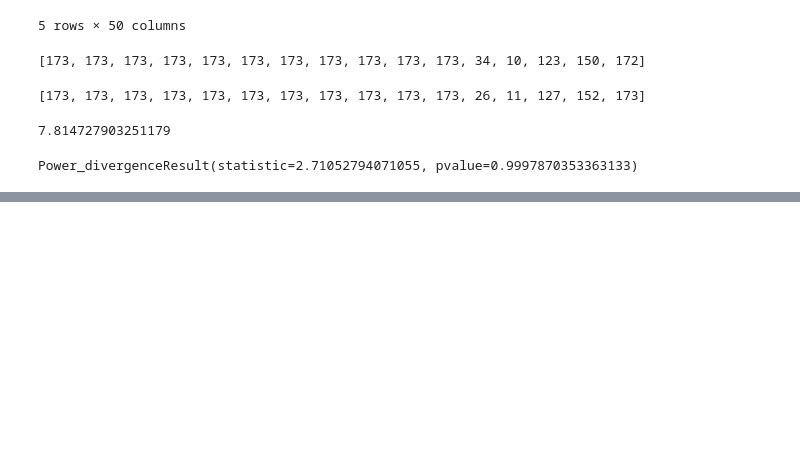
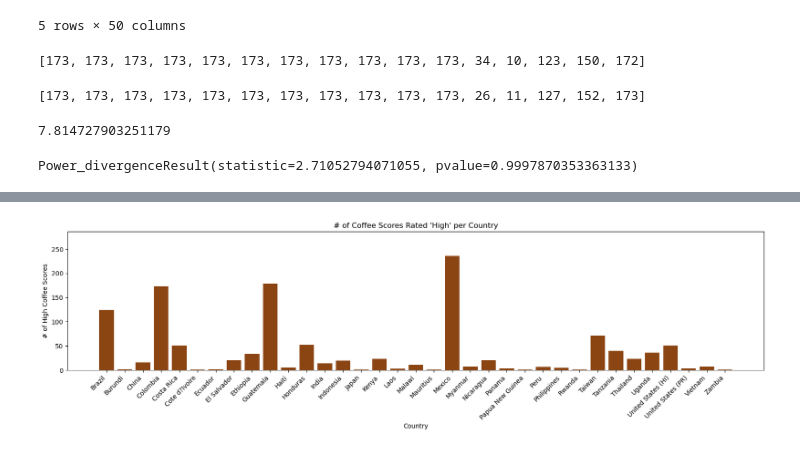
Before and after one commit to aarononward/coffee-project, a Jupyter notebook: Coffee/Coffee_Data_Analyses.ipynb, the cells around one changed output, grey strips where cells are left out. Drawn from its saved outputs; the diff is of its cells as text; code cells hidden in the pictures; blank space fills up the shorter version.

Commit message:
removing unnecessary imports and adding code for map and country graph

```diff
--- a/Coffee/Coffee_Data_Analyses.ipynb
+++ b/Coffee/Coffee_Data_Analyses.ipynb
@@ -399,2 +411,33 @@ color_coffee_map(countries)
+# %%
+#sets country names as values for x axis
+x_values = country_counts["Country_of_Origin"]
+
+#sets high score count as values for y axis
+y_values = country_counts["count"]
+
+#sets tick locations for x axis
+tick_locations = [value for value in x_values]
+
+#sets figure size
+plt.figure(figsize=(20,4))
+
+#creates bar chart
+plt.bar(x_values, y_values, color ='saddlebrown', alpha = 1, align = "center")
+
+#sets y limit
+plt.ylim(0,max(y_values) +50)
+
+#aligns country names to tick locations
+plt.xticks(tick_locations,x_values,rotation = 45,ha="right")
+
+#Labels axis and sets graph title
+plt.xlabel("Country")
+plt.ylabel("# of High Coffee Scores")
+plt.title("# of Coffee Scores Rated 'High' per Country")
+
+#presents graph
+plt.show()
+# %% [output]
+[figure, added]
 # %%
 #AARON -- END -- QUESTION 5 : Color coded map for Species? Overall Scores?
```
Also changed, not shown: parts of 15 cells of this notebook.
